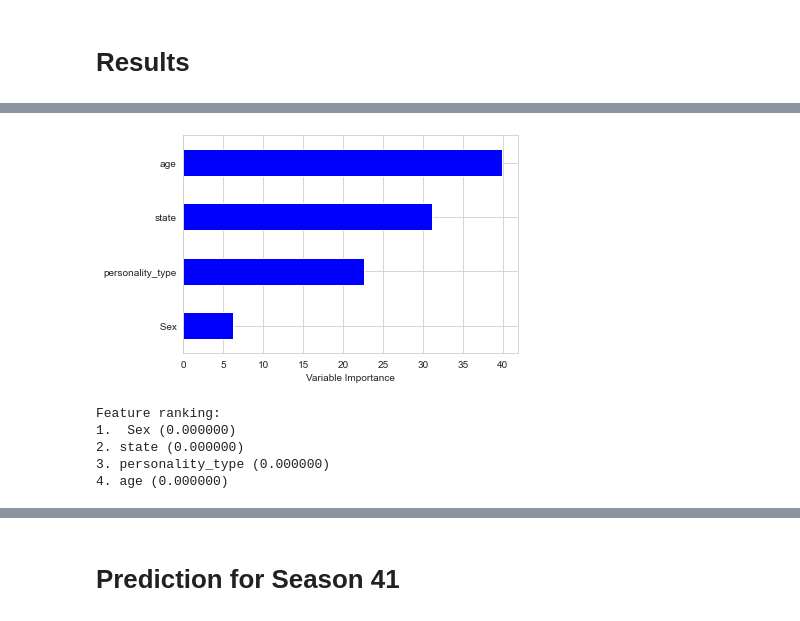
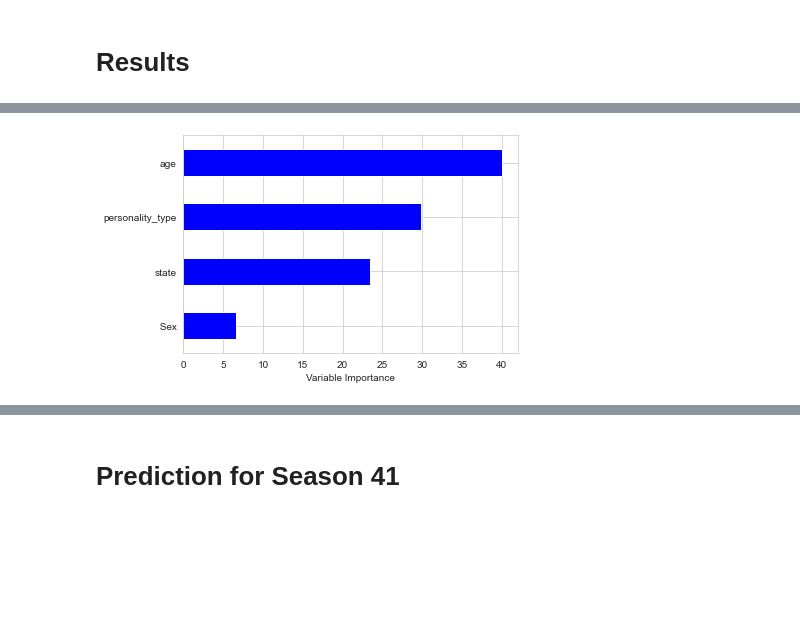
Before and after one commit to stat426-fall2021/classproject-front-row, a Jupyter notebook: front-row-project-data.ipynb, the cells around one changed output, grey strips where cells are left out. Cells and saved outputs as stored; diff of their text form; code cells hidden in the pictures; blank space fills up the shorter version.

```diff
--- a/front-row-project-data.ipynb
+++ b/front-row-project-data.ipynb
@@ -342,0 +509,39 @@ plt.legend()
+# %%
+#Fit to the full data set to find most important features.
+rf_full = RandomForestClassifier(n_estimators=100, n_jobs=-1, max_depth=3,  random_state= 713)
+
+rf_full.fit(X, Y)
+
+n = sum(Y)
+train = rf_full.predict_proba(X)[:,1].copy()
+winners_train = pd.Series(train).sort_values(ascending = False)[:n]
+y_hat = []
+for i in train:
+    if i < winners_train.min():
+        y_hat.append(0)
+    else: y_hat.append(1)
+
+y_prob = rf_full.predict_proba(X)[:,1]
+
+myAccuracy = metrics.accuracy_score(Y, y_hat)
+
+
+myPrec = metrics.precision_score(Y, y_hat)
+
+myRecall = recall_score(Y, y_hat)
+
+myF1 = metrics.f1_score(Y, y_hat)
+
+myAuc = roc_auc_score(Y, y_hat)
+
+myConf = confusion_matrix(Y, y_hat)
+
+total = {'accuracy': [myAccuracy],
+        'F1':[myF1],
+        'Precision': [myPrec],
+        'Recall': [myRecall],
+        'Conf. Matrix': [myConf],
+        'AUC': [myAuc] }
+df = pd.DataFrame.from_dict(total, orient = 'index', columns = ['Value'])
+
+df
@@ -343,30 +556,10 @@ plt.legend()
 # %%
 #Feature importances for the Random Forest Model
-Importance = pd.DataFrame({'Importance':rf.feature_importances_*100}, index=X.columns)
-Importance = Importance.iloc[rf.feature_importances_ > 0,:]
+Importance = pd.DataFrame({'Importance':rf_full.feature_importances_*100}, index=X.columns)
+Importance = Importance.iloc[rf_full.feature_importances_ > 0,:]
 Importance = Importance.sort_values('Importance', axis=0, ascending=True)
 Importance.plot(kind='barh', color='b', )
 plt.xlabel('Variable Importance')
 plt.gca().legend_ = None
 # %% [output]
-[figure, old version]
+[figure, new version]
-# %%
-#feature importances for Logistic Regression
-from sklearn.inspection import permutation_importance
-
-imps = permutation_importance(lr, X, Y)
-importances = imps.importances_mean
-std = imps.importances_std
-indices = np.argsort(importances)[::-1]
-features = X.columns
-
-# Print the feature ranking
-print("Feature ranking:")
-for f in range(X_test.shape[1]):
-    print("%d. %s (%f)" % (f + 1, features[indices[f]], importances[indices[f]]))
-# %% [output]
-Feature ranking:
-1.  Sex (0.000000)
-2. state (0.000000)
-3. personality_type (0.000000)
-4. age (0.000000)
```
Also changed, not shown: parts of 24 cells of this notebook.
